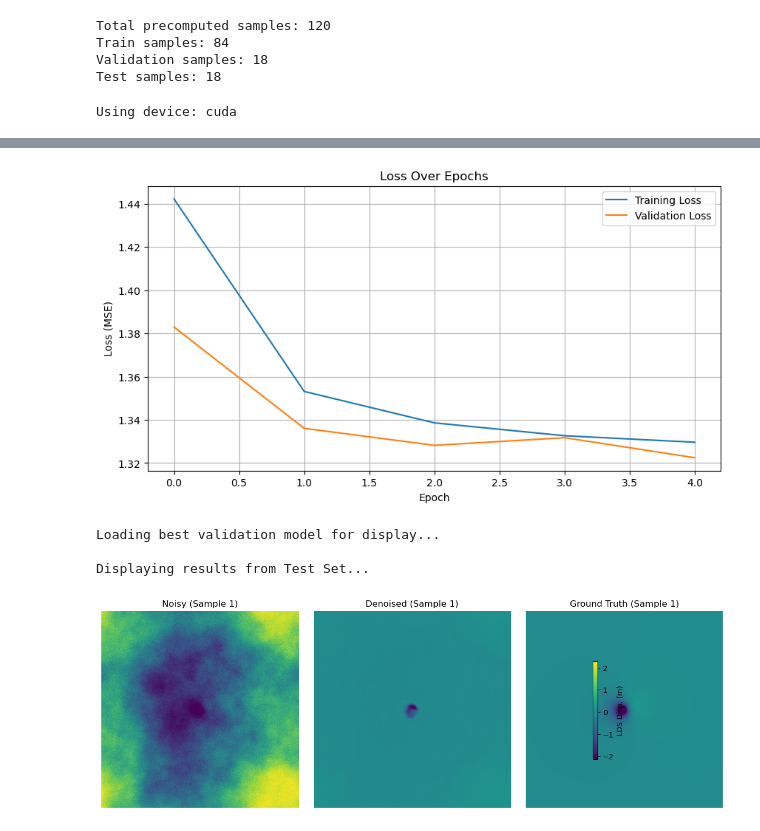
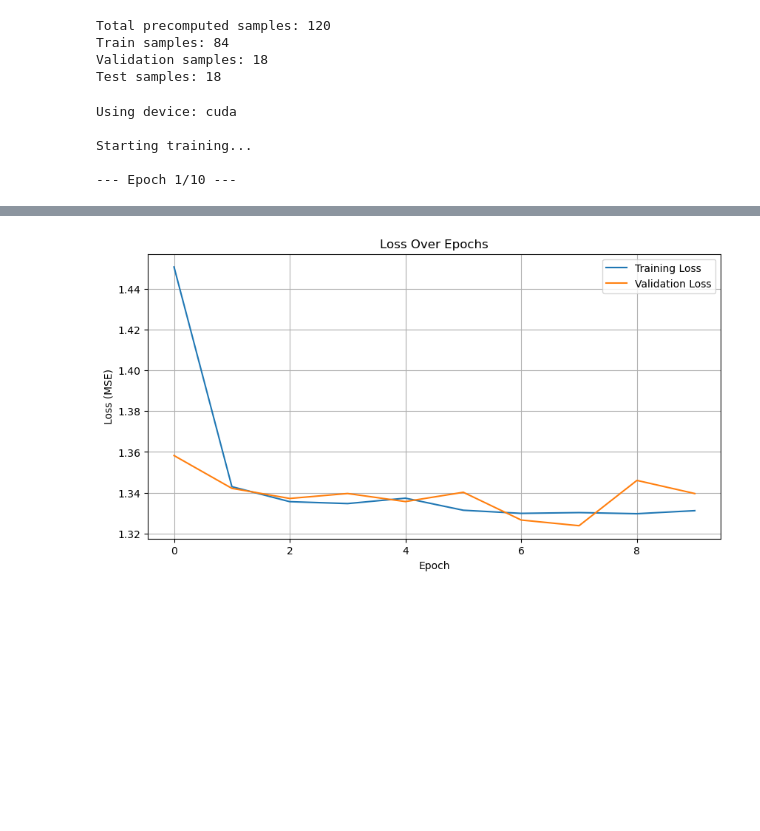
Before and after one commit to Mannvika/KyodaiNaturalResourceLab, a Jupyter notebook: ModelTrainingTest.ipynb, the cells around one changed output, grey strips where cells are left out. Saved outputs shown, nothing was run; the diff lists cells and outputs as text; code cells hidden in the pictures; blank space fills up the shorter version.

```diff
--- a/ModelTrainingTest.ipynb
+++ b/ModelTrainingTest.ipynb
@@ -278,22 +37,27 @@ class PrecomputedNoise2NoiseDataset(Dataset):
         noisy2_path = os.path.join(self.root_dir, record['noisy2_path'])
         clean_path = os.path.join(self.root_dir, record['clean_path'])
 
+        # --- Metadata to return ---
+        time_step = record['time_step']
+        config_name = record['config_name']
+        # --- End Metadata ---
+
         try:
             noisy1_tensor = torch.load(noisy1_path)
             noisy2_tensor = torch.load(noisy2_path)
             clean_tensor = torch.load(clean_path)
         except FileNotFoundError as e:
             print(f"Error loading file for sample id {record['id']}: {e}")
-            # Return dummy data or raise error
             dummy_tensor = torch.zeros((1, IMG_SIZE[0], IMG_SIZE[1]), dtype=torch.float)
-            return dummy_tensor, dummy_tensor, dummy_tensor
+            # Return dummy metadata as well, or handle appropriately
+            return dummy_tensor, dummy_tensor, dummy_tensor, 0.0, "error_config"
         except Exception as e:
             print(f"Generic error loading file for sample id {record['id']}: {e}")
             dummy_tensor = torch.zeros((1, IMG_SIZE[0], IMG_SIZE[1]), dtype=torch.float)
-            return dummy_tensor, dummy_tensor, dummy_tensor
+            return dummy_tensor, dummy_tensor, dummy_tensor, 0.0, "error_config"
 
-
-        return noisy1_tensor, noisy2_tensor, clean_tensor
+        # Return tensors and the new metadata
+        return noisy1_tensor, noisy2_tensor, clean_tensor, time_step, config_name
 # %%
 # --- Load manifest and create datasets/dataloaders for training ---
 manifest_path = os.path.join(PRECOMPUTED_DATA_ROOT, 'manifest.csv')
@@ -404,11 +168,11 @@ class SimpleUNet(nn.Module):
 DEVICE = torch.device("cuda" if torch.cuda.is_available() else "cpu")
 print(f"Using device: {DEVICE}")
 
-MODEL_FEATURES = [16, 32, 64] # Further reduced features for 1500x1500
+MODEL_FEATURES = [32, 64, 128] # Further reduced features for 1500x1500
 model = SimpleUNet(in_channels=1, out_channels=1, features=MODEL_FEATURES).to(DEVICE)
 
 LEARNING_RATE = 1e-4
-NUM_EPOCHS = 5 # Start with fewer epochs
+NUM_EPOCHS = 10 # Start with fewer epochs
 WEIGHT_DECAY = 1e-5
 
 criterion = nn.MSELoss()
@@ -492,3 +256,7 @@ if train_losses or val_losses:
     plt.legend(); plt.grid(True); plt.show()
 # %% [output]
 Using device: cuda
+
+Starting training...
+
+--- Epoch 1/10 ---
@@ -523,8 +288,4 @@ Saved new best model with val_loss: 1.3225 to best_denoising_model.pth
 
 Training finished!
-[figure, old version]
+[figure, new version]
-Loading best validation model for display...
-
-Displaying results from Test Set...
-[figure, removed]
 # %%
```
Also changed, not shown: parts of 4 cells of this notebook, 3 other files.
